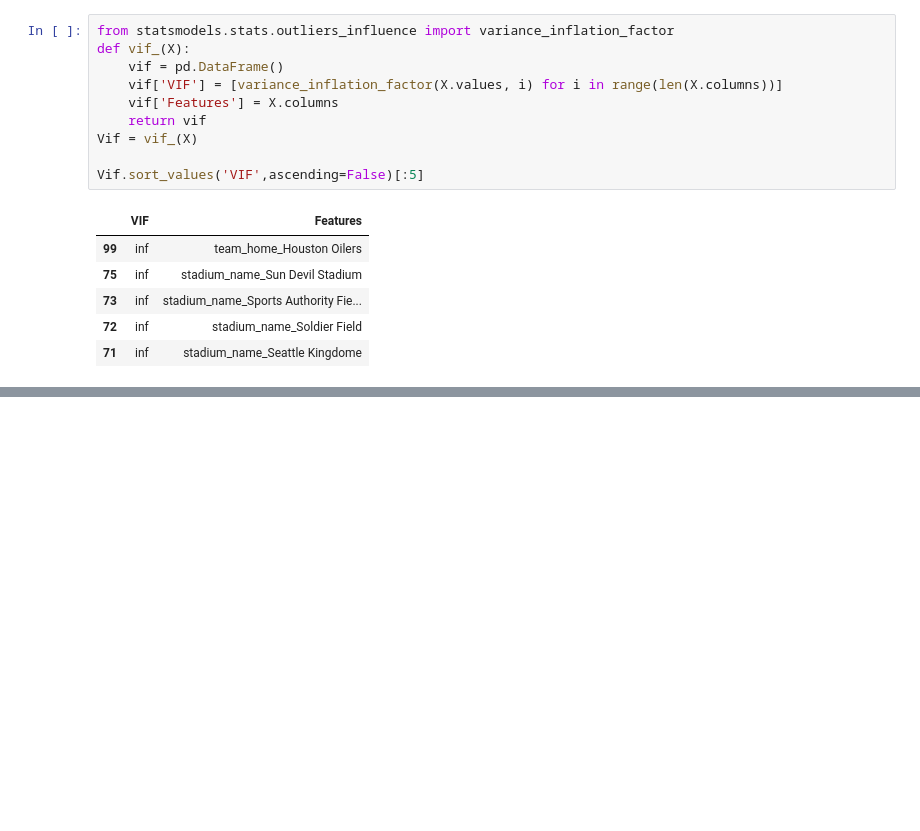
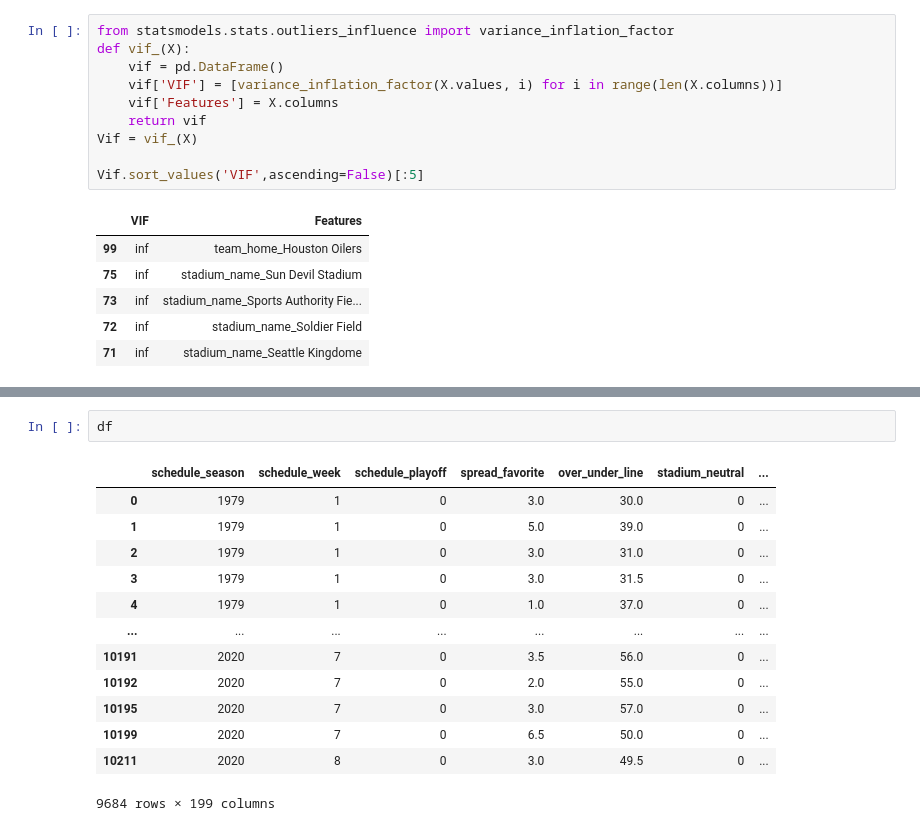
Before and after one commit to azieky/over_under_predictor, a Jupyter notebook: Modeling_Notebook.ipynb, the cells around one changed output, grey strips where cells are left out. Cells and saved outputs as stored; diff of their text form; blank space fills up the shorter version.

```diff
--- a/Modeling_Notebook.ipynb
+++ b/Modeling_Notebook.ipynb
@@ -90,0 +225,16 @@ Vif.sort_values('VIF',ascending=False)[:5]
+# %%
+df
+# %% [output]
+|  | schedule_season | schedule_week | schedule_playoff | spread_favorite | over_under_line | stadium_neutral | ... |
+| 0 | 1979 | 1 | 0 | 3.0 | 30.0 | 0 | ... |
+| 1 | 1979 | 1 | 0 | 5.0 | 39.0 | 0 | ... |
+| 2 | 1979 | 1 | 0 | 3.0 | 31.0 | 0 | ... |
+| 3 | 1979 | 1 | 0 | 3.0 | 31.5 | 0 | ... |
+| 4 | 1979 | 1 | 0 | 1.0 | 37.0 | 0 | ... |
+| ... | ... | ... | ... | ... | ... | ... | ... |
+| 10191 | 2020 | 7 | 0 | 3.5 | 56.0 | 0 | ... |
+| 10192 | 2020 | 7 | 0 | 2.0 | 55.0 | 0 | ... |
+| 10195 | 2020 | 7 | 0 | 3.0 | 57.0 | 0 | ... |
+| 10199 | 2020 | 7 | 0 | 6.5 | 50.0 | 0 | ... |
+| 10211 | 2020 | 8 | 0 | 3.0 | 49.5 | 0 | ... |
+9684 rows × 199 columns
```
Also changed, not shown: parts of 13 cells of this notebook, 1 other file.
